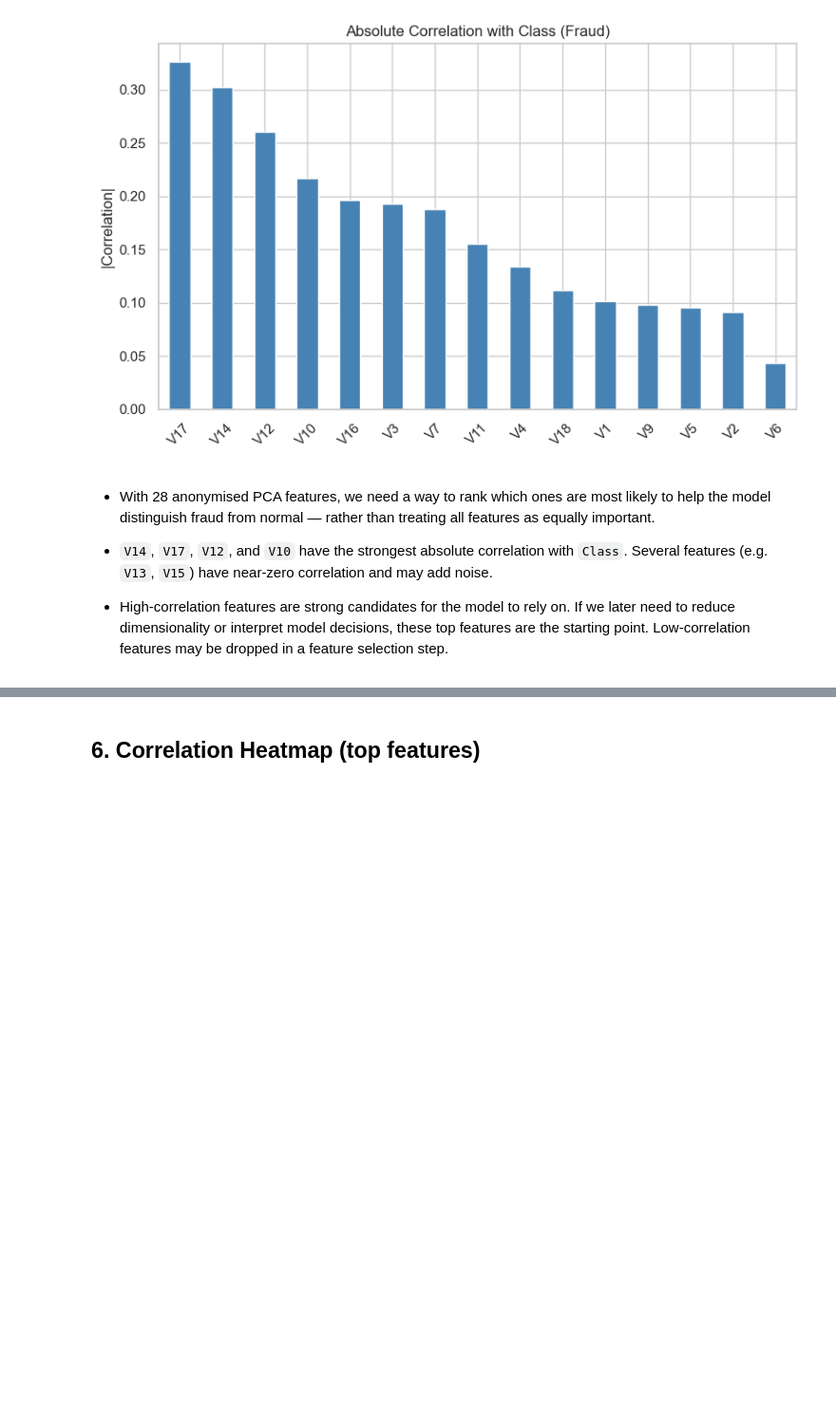
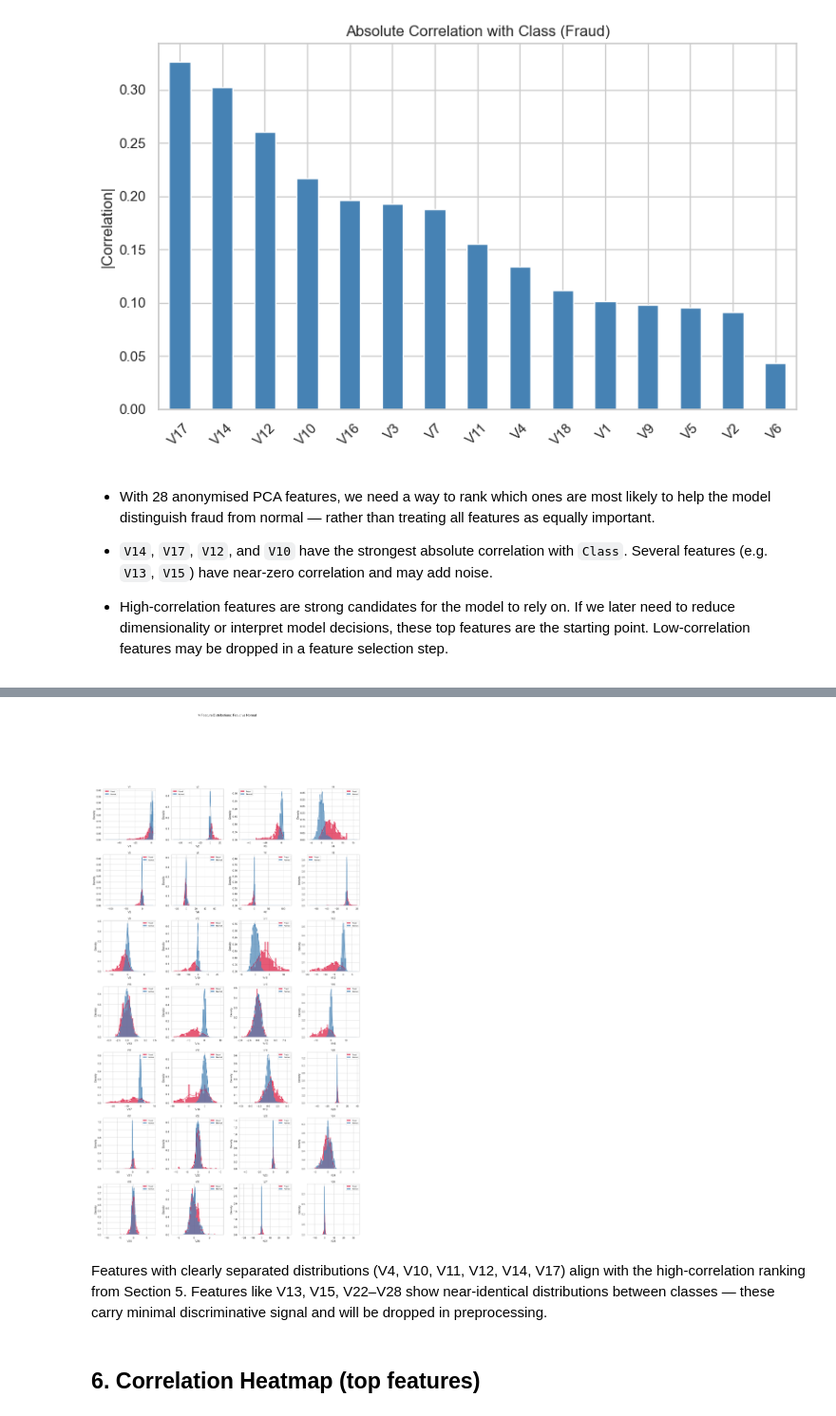
Before and after one commit to Jihe377/Credit-Card-Fraud-Detection, a Jupyter notebook: notebooks/01_EDA.ipynb, the cells around one changed output, grey strips where cells are left out. Shown at 95% size. Saved outputs shown, nothing was run; the diff lists cells and outputs as text; code cells hidden in the pictures; blank space fills up the shorter version.

Commit message:
EDA: add feature distribution plots and dedup note

```diff
--- a/notebooks/01_EDA.ipynb
+++ b/notebooks/01_EDA.ipynb
@@ -207,3 +214,26 @@ Name: Class, dtype: float64
+# %%
+v_features = df.iloc[:, 1:29].columns
+plt.figure(figsize=(20, 35))
+gs = gridspec.GridSpec(7, 4, hspace=0.3, wspace=0.3)
+
+for i, cn in enumerate(v_features):
+    ax = plt.subplot(gs[i // 4, i % 4])
+    sns.histplot(df[df['Class'] == 1][cn], bins=30, label='Fraud',
+                 alpha=0.7, kde=True, stat='density', edgecolor='none', color='crimson')
+    sns.histplot(df[df['Class'] == 0][cn], bins=30, label='Normal',
+                 alpha=0.7, kde=True, stat='density', edgecolor='none', color='steelblue')
+    ax.set_title(cn, fontsize=10)
+    ax.legend(fontsize=8)
+
+plt.suptitle('V Feature Distributions: Fraud vs Normal', y=1.01, fontsize=14)
+plt.tight_layout()
+plt.savefig('../reports/figures/feature_distributions.png', dpi=100, bbox_inches='tight')
+plt.show()
+# %% [output]
+[figure, added]
+# %% [markdown]
+Features with clearly separated distributions (V4, V10, V11, V12, V14, V17) align with the high-correlation ranking from Section 5. Features like V13, V15, V22–V28 show near-identical distributions between classes —
+these carry minimal discriminative signal and will be dropped in preprocessing.
 # %% [markdown]
 ## 6. Correlation Heatmap (top features)
 # %%
```
Also changed, not shown: parts of 4 cells of this notebook.
